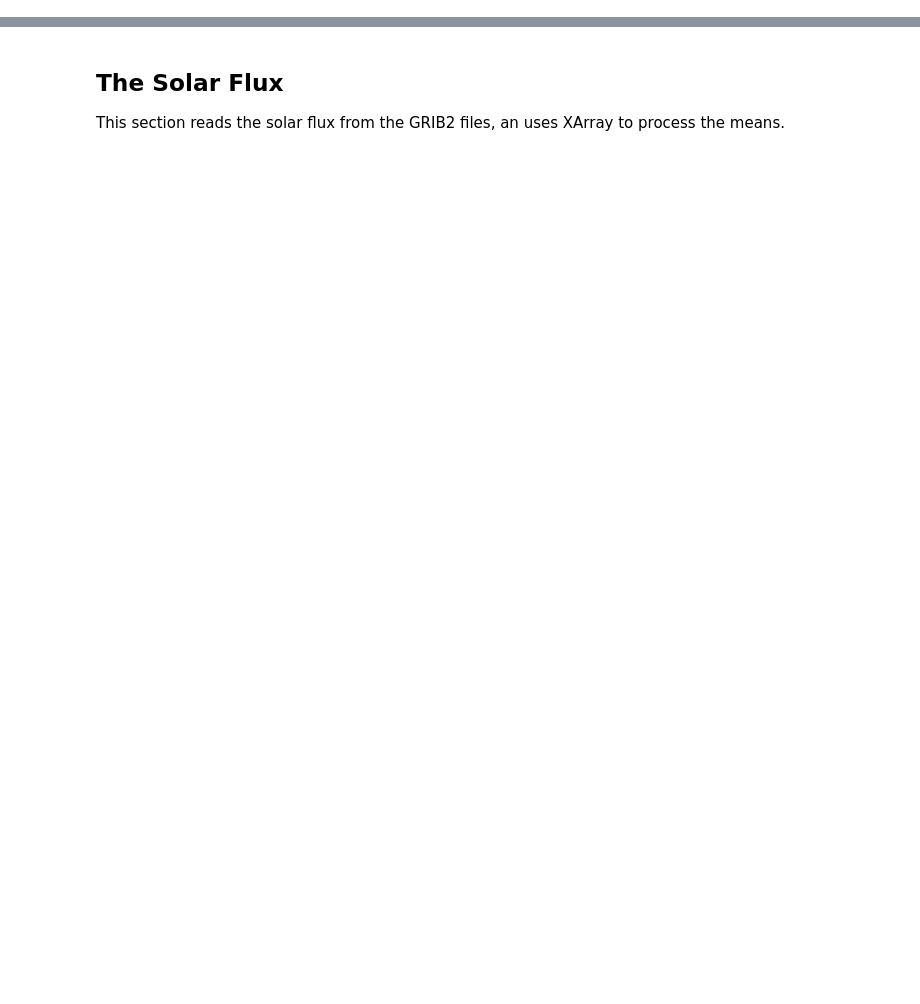
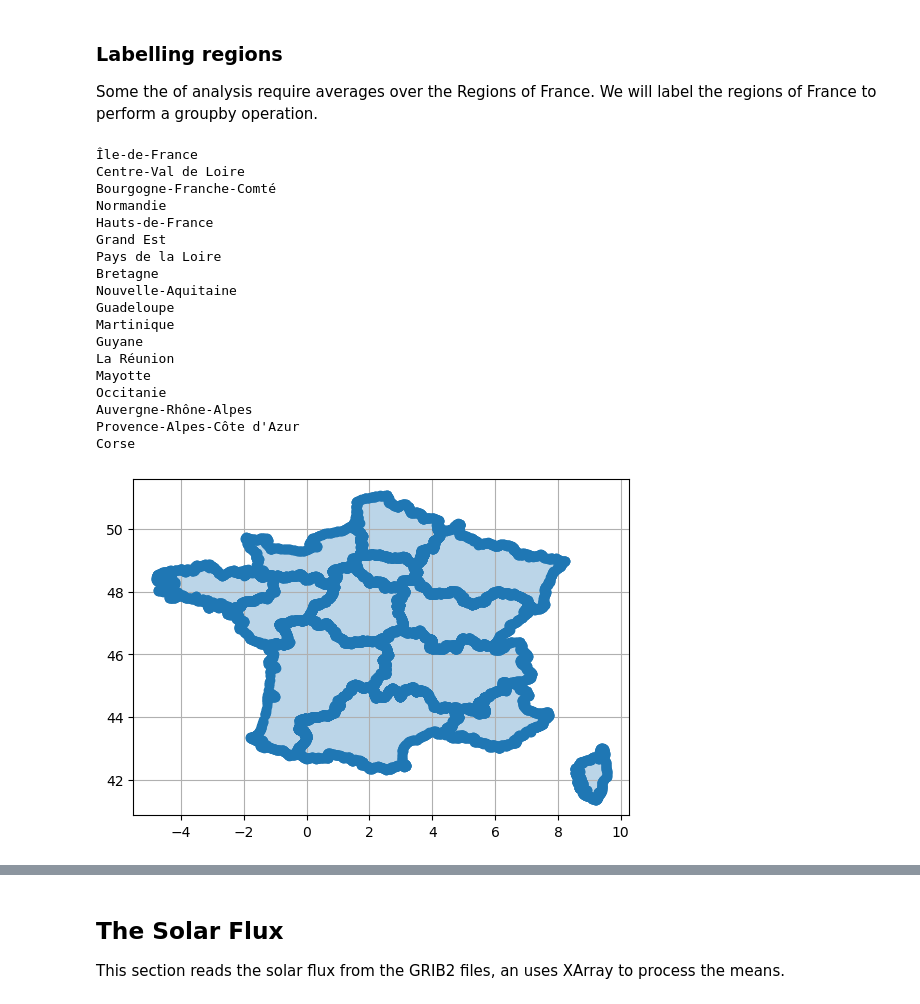
Before and after one commit to GreenForecast-Squad/energetic-stress-production, a Jupyter notebook: notebooks/weather/0_grib_to_xarray.ipynb, the cells around one changed output, grey strips where cells are left out. Saved outputs shown, nothing was run; the diff lists cells and outputs as text; code cells hidden in the pictures; blank space fills up the shorter version.

```diff
--- a/notebooks/weather/0_grib_to_xarray.ipynb
+++ b/notebooks/weather/0_grib_to_xarray.ipynb
@@ -115,0 +292,65 @@ for poly in poly_france.geoms:
+# %% [markdown]
+### Labelling regions
+
+Some the of analysis require averages over the Regions of France. We will label the regions of France to perform a groupby operation.
+# %%
+filename = "../datascience/regions.geojson"
+polys = geojson.load(open(filename))
+for feature in polys["features"]:
+    print(feature["properties"]["nom"])
+
+names_to_keep = [
+    "Bretagne",
+    "Centre-Val de Loire",
+    "Grand Est",
+    "Hauts-de-France",
+    "Île-de-France",
+    "Normandie",
+    "Nouvelle-Aquitaine",
+    "Occitanie",
+    "Pays de la Loire",
+    "Provence-Alpes-Côte d'Azur",
+    "Bourgogne-Franche-Comté",
+    "Auvergne-Rhône-Alpes",
+    "Corse",
+]
+
+polys_region = {}
+for feature in tqdm(polys["features"]):
+    name = feature["properties"]["nom"]
+    if name not in names_to_keep:
+        continue
+    if feature["geometry"]["type"] == "Polygon":
+        polys_region[name] = Polygon(feature["geometry"]["coordinates"][0])
+    elif feature["geometry"]["type"] == "MultiPolygon":
+        # keeping the largest polygon
+        tmp_list = [Polygon(geo[0]) for geo in feature["geometry"]["coordinates"]]
+        largest = max(tmp_list, key=lambda x: x.area)
+        polys_region[name] = Polygon(largest)
+
+
+all_polys = [poly for poly in polys_region.values()]
+# unpack the lists
+maxi_multi_poly = MultiPolygon(all_polys)
+for poly in maxi_multi_poly.geoms:
+    shapely.plotting.plot_polygon(poly)
+# %% [output]
+Île-de-France
+Centre-Val de Loire
+Bourgogne-Franche-Comté
+Normandie
+Hauts-de-France
+Grand Est
+Pays de la Loire
+Bretagne
+Nouvelle-Aquitaine
+Guadeloupe
+Martinique
+Guyane
+La Réunion
+Mayotte
+Occitanie
+Auvergne-Rhône-Alpes
+Provence-Alpes-Côte d'Azur
+Corse
+[figure, added]
```
Also changed, not shown: parts of 98 cells of this notebook, 6 other files.
